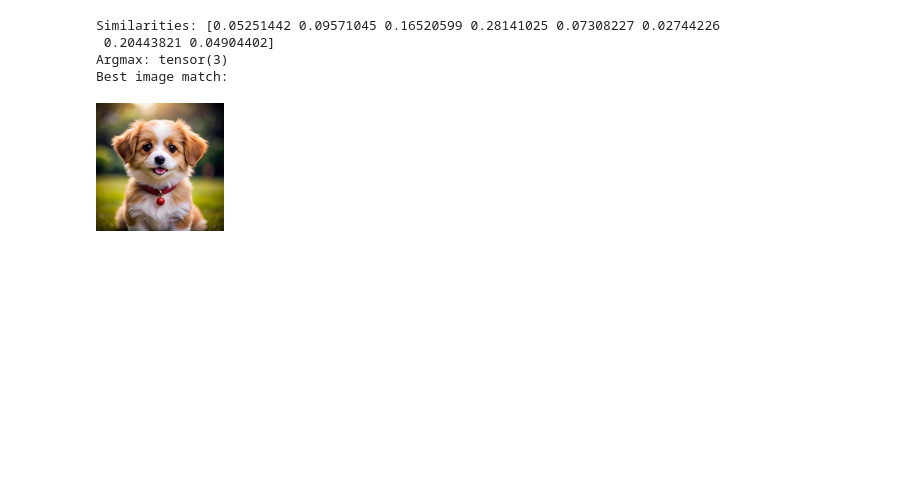
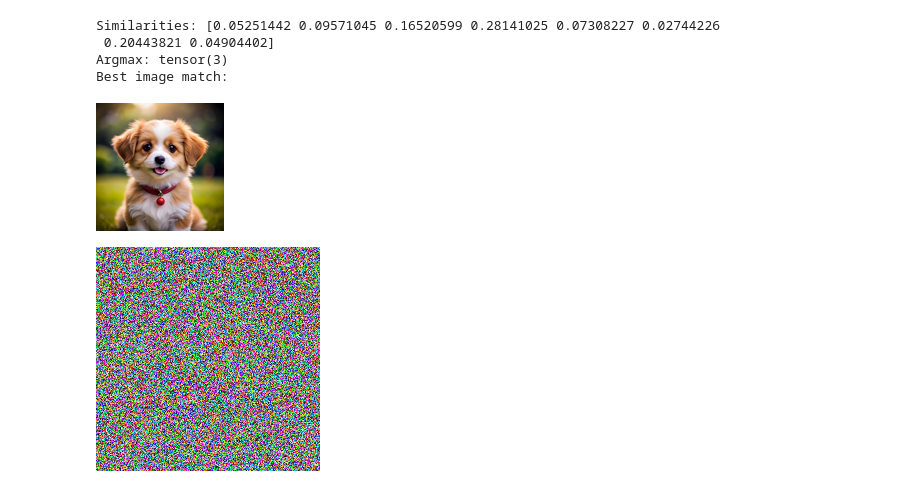
Before and after one commit to FlyingMatrix/clip, a Jupyter notebook: clip.ipynb, the cells around one changed output. Cells and saved outputs as stored; diff of their text form; code cells hidden in the pictures; blank space fills up the shorter version.

```diff
--- a/clip.ipynb
+++ b/clip.ipynb
@@ -142,0 +139,46 @@ model.to(device)
+# %%
+# Using CLIP as a loss function - optimizing the pixels of an image to maximize the similarity of the image with a text prompt
+import torchvision
+import torchvision.transforms as T
+
+device = 'cuda'
+model.to(device)
+
+text = open_clip.tokenize(["a picture of a frog"]).to(device)
+with torch.no_grad(), torch.amp.autocast("cuda"):
+    text_features = model.encode_text(text)
+
+im = torch.rand(1, 3, 224, 224).to(device)
+start_im = im.clone()   # keep a copy of the initial noise image
+im.requires_grad = True
+
+def clip_loss(image_features, text_features):
+    input_normed = torch.nn.functional.normalize(image_features.unsqueeze(1), dim=2)
+    embed_normed =torch.nn.functional.normalize(text_features.unsqueeze(0), dim=2)
+    dists = input_normed.sub(embed_normed).norm(dim=2).div(2).arcsin().pow(2).mul(2)    # Squared Great Circle Distance
+    return dists.mean()
+
+transforms = torchvision.transforms.Compose([
+    torchvision.transforms.RandomResizedCrop(224),  # random crop each time
+    torchvision.transforms.RandomAffine(5),
+    # torchvision.transforms.ColorJitter(),
+    # torchvision.transforms.GaussianBlur(5),
+    torchvision.transforms.Normalize(mean=(0.48145466, 0.4578275, 0.40821073), std=(0.26862954, 0.26130258, 0.27577711))
+])
+
+opt = torch.optim.Adam([im], lr=1e-2)
+losses = []
+total_steps = 300
+
+for i in range(total_steps):
+    # wrapping only the forward pass and loss calculation to ensure operations run efficiently in float16/bfloat16 where supported
+    with torch.amp.autocast("cuda"):
+        image_features = model.encode_image(transforms(im))
+        similarity_score = torch.nn.functional.cosine_similarity(text_features, image_features)
+        loss = 1 - similarity_score     # lower is better
+    loss.backward()
+    losses.append(loss.item())
+    opt.step()
+    opt.zero_grad()
+# %% [output]
+[figure, added]
```
Also changed, not shown: parts of 4 cells of this notebook.
